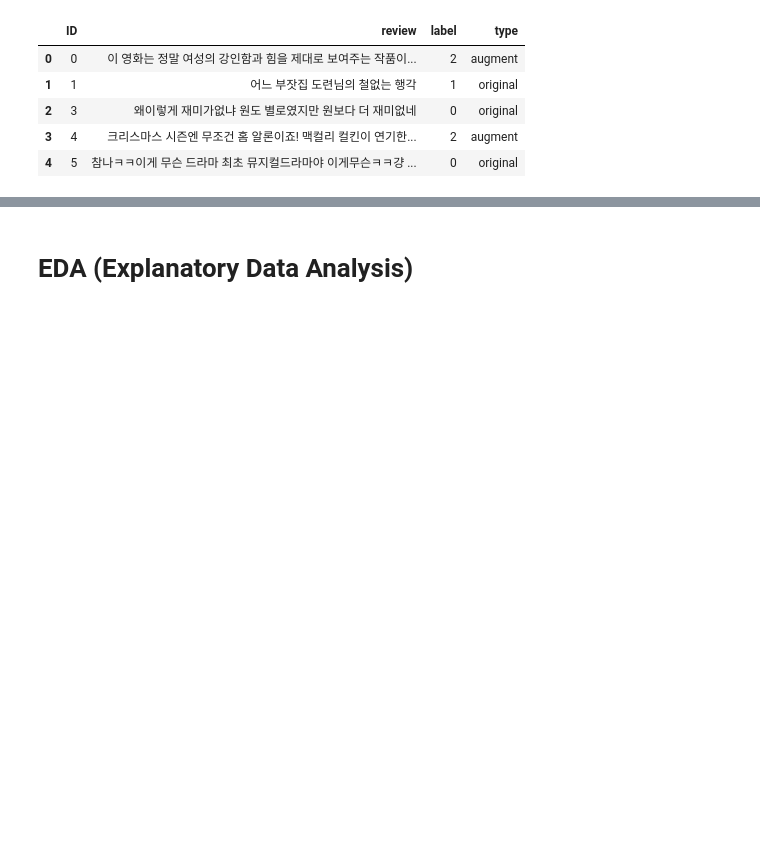
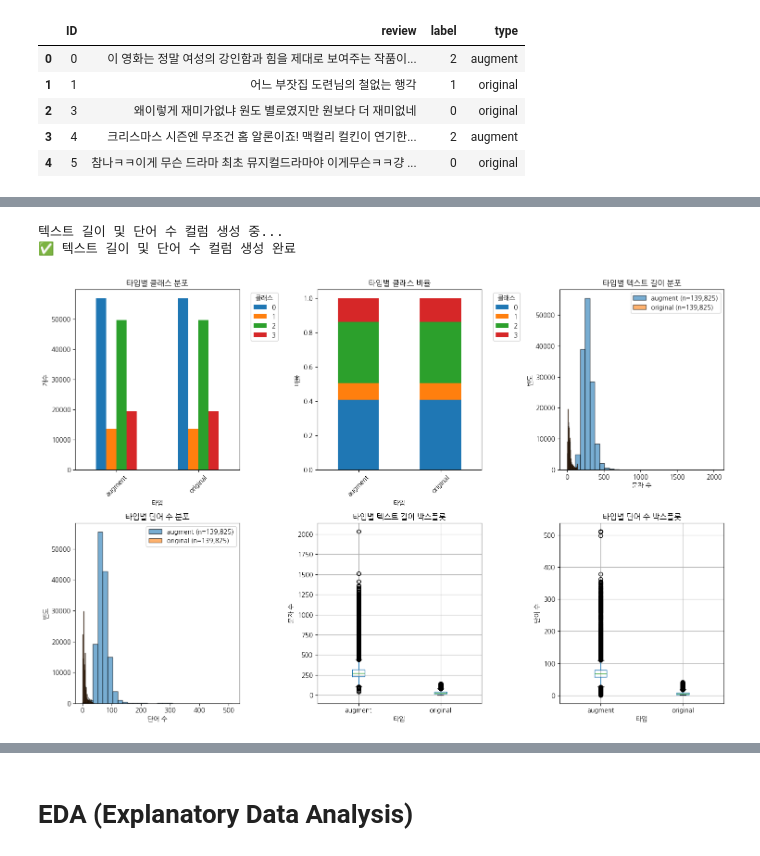
Before and after one commit to JaeyeonBang/boostcamp_project_1, a Jupyter notebook: baseline_code.ipynb, the cells around one changed output, grey strips where cells are left out. Cells and saved outputs as stored; diff of their text form; code cells hidden in the pictures; blank space fills up the shorter version.

```diff
--- a/baseline_code.ipynb
+++ b/baseline_code.ipynb
@@ -119,0 +234,74 @@ df.head()
+# %%
+# 텍스트 길이 및 단어 수 컬럼 생성 (시각화를 위해)
+print("텍스트 길이 및 단어 수 컬럼 생성 중...")
+df["text_length"] = df["review"].str.len()
+df["word_count"] = df["review"].str.split().str.len()
+print("✅ 텍스트 길이 및 단어 수 컬럼 생성 완료")
+
+# 타입별 시각화
+plt.figure(figsize=(15, 10))
+
+# 1. 타입별 클래스 분포 비교
+plt.subplot(2, 3, 1)
+type_class_pivot = df.groupby(['type', 'label']).size().unstack(fill_value=0)
+type_class_pivot.plot(kind='bar', ax=plt.gca())
+plt.title('타입별 클래스 분포')
+plt.xlabel('타입')
+plt.ylabel('개수')
+plt.legend(title='클래스', bbox_to_anchor=(1.05, 1), loc='upper left')
+plt.xticks(rotation=45)
+
+# 2. 타입별 클래스 비율 비교 (정규화)
+plt.subplot(2, 3, 2)
+type_class_pivot_norm = type_class_pivot.div(type_class_pivot.sum(axis=1), axis=0)
+type_class_pivot_norm.plot(kind='bar', stacked=True, ax=plt.gca())
+plt.title('타입별 클래스 비율')
+plt.xlabel('타입')
+plt.ylabel('비율')
+plt.legend(title='클래스', bbox_to_anchor=(1.05, 1), loc='upper left')
+plt.xticks(rotation=45)
+
+# 3. 타입별 텍스트 길이 분포
+plt.subplot(2, 3, 3)
+for data_type in df["type"].unique():
+    type_data = df[df["type"] == data_type]
+    plt.hist(type_data["text_length"], bins=30, alpha=0.6,
+             label=f"{data_type} (n={len(type_data):,})", edgecolor='black')
+plt.title('타입별 텍스트 길이 분포')
+plt.xlabel('문자 수')
+plt.ylabel('빈도')
+plt.legend()
+
+# 4. 타입별 단어 수 분포
+plt.subplot(2, 3, 4)
+for data_type in df["type"].unique():
+    type_data = df[df["type"] == data_type]
+    plt.hist(type_data["word_count"], bins=30, alpha=0.6,
+             label=f"{data_type} (n={len(type_data):,})", edgecolor='black')
+plt.title('타입별 단어 수 분포')
+plt.xlabel('단어 수')
+plt.ylabel('빈도')
+plt.legend()
+
+# 5. 타입별 텍스트 길이 박스플롯
+plt.subplot(2, 3, 5)
+df.boxplot(column='text_length', by='type', ax=plt.gca())
+plt.title('타입별 텍스트 길이 박스플롯')
+plt.xlabel('타입')
+plt.ylabel('문자 수')
+plt.suptitle('')  # 기본 제목 제거
+
+# 6. 타입별 단어 수 박스플롯
+plt.subplot(2, 3, 6)
+df.boxplot(column='word_count', by='type', ax=plt.gca())
+plt.title('타입별 단어 수 박스플롯')
+plt.xlabel('타입')
+plt.ylabel('단어 수')
+plt.suptitle('')  # 기본 제목 제거
+
+plt.tight_layout()
+plt.show()
+# %% [output]
+텍스트 길이 및 단어 수 컬럼 생성 중...
+✅ 텍스트 길이 및 단어 수 컬럼 생성 완료
+[figure, added]
```
Also changed, not shown: parts of 19 cells of this notebook, 4 other files.
